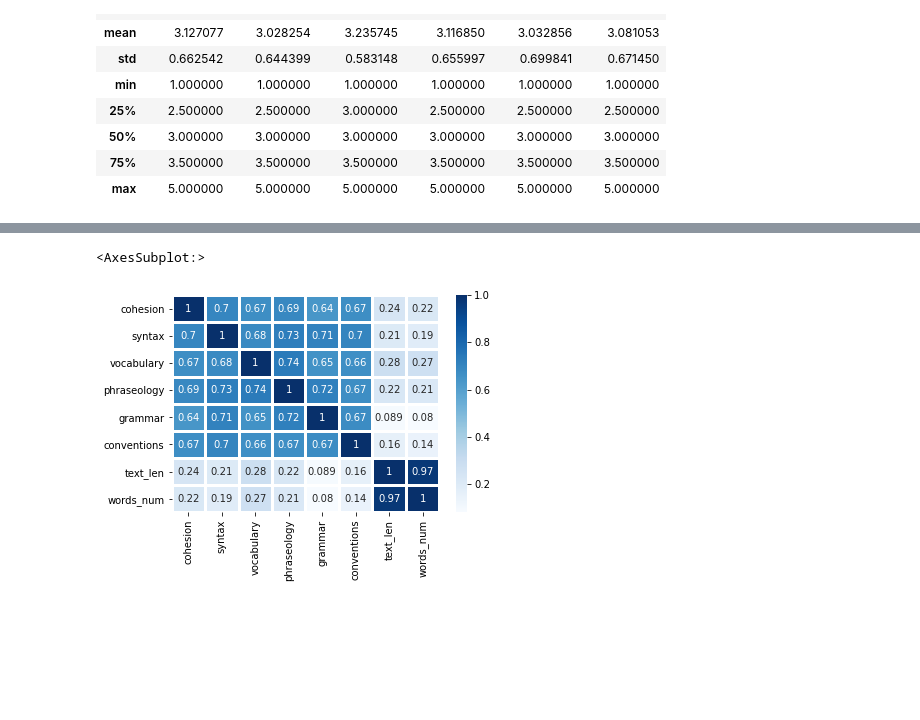
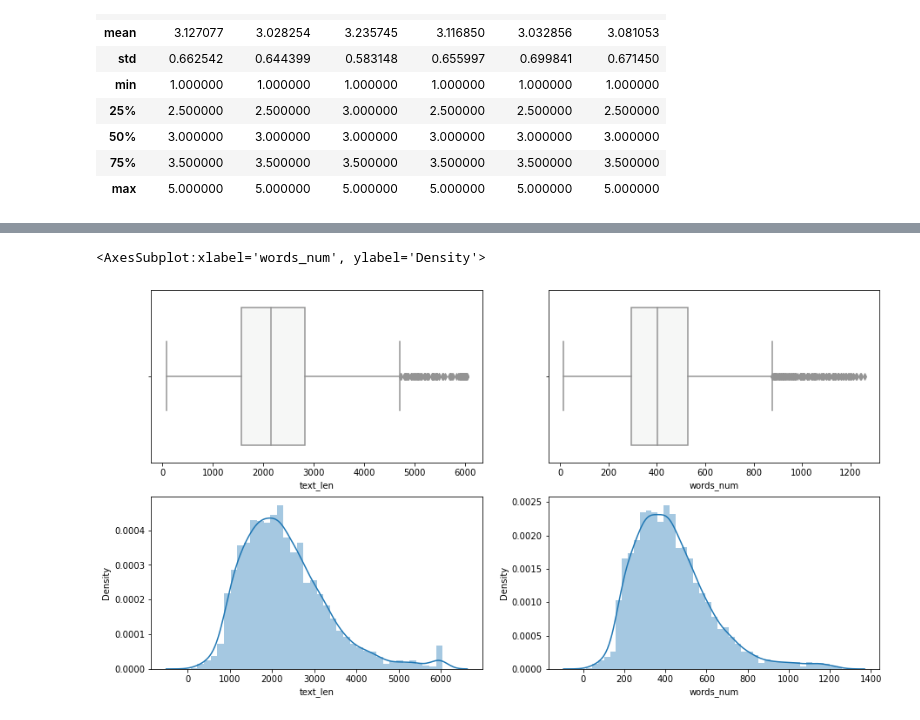
Before and after one commit to anovaYa/DA-Projects, a Jupyter notebook: ELL EDA/ell.ipynb, the cells around one changed output, grey strips where cells are left out. Cells and saved outputs as stored; diff of their text form; code cells hidden in the pictures; blank space fills up the shorter version.

```diff
--- a/ELL EDA/ell.ipynb
+++ b/ELL EDA/ell.ipynb
@@ -17,3 +19,3 @@ warnings.filterwarnings('ignore')
 # %%
-ellData = pd.read_csv('input/train.csv')
+ellTrainData = pd.read_csv('input/train.csv')
 # %%
@@ -62,3 +81,5 @@ ellData.describe()
 | 50% | 3.000000 | 3.000000 | 3.000000 | 3.000000 | 3.000000 | 3.000000 |
 | 75% | 3.500000 | 3.500000 | 3.500000 | 3.500000 | 3.500000 | 3.500000 |
 | max | 5.000000 | 5.000000 | 5.000000 | 5.000000 | 5.000000 | 5.000000 |
+# %%
+ellTrainData['full_text'] = ellTrainData['full_text'].replace(r'[^A-Za-z0-9.,!?\'\"]+', ' ', regex=True)
@@ -67,3 +95,3 @@ ellData.describe()
 # %%
-ellData['text_len'] = ellData['full_text'].apply(lambda x: len(x))
-ellData['words_num'] = ellData['full_text'].apply(lambda x: len(x.split()))
+ellTrainData['text_len'] = ellTrainData['full_text'].apply(lambda x: len(x))
+ellTrainData['words_num'] = ellTrainData['full_text'].apply(lambda x: len(x.split()))
@@ -86,5 +114,10 @@ ellData
 # %%
-sns.heatmap(ellData.corr(), cmap = "Blues", annot=True, linewidth=3)
+# Length of full_text and words num
+fig, ax = plt.subplots(2, 2, figsize=(15, 8))
+sns.boxplot(ellTrainData['text_len'], palette='PRGn', ax = ax[0, 0])
+sns.distplot(ellTrainData['text_len'], ax = ax[1, 0])
+sns.boxplot(ellTrainData['words_num'], palette='PRGn', ax = ax[0, 1])
+sns.distplot(ellTrainData['words_num'], ax = ax[1, 1])
 # %% [output]
-<AxesSubplot:>
+<AxesSubplot:xlabel='words_num', ylabel='Density'>
-[figure, old version]
+[figure, new version]
```
Also changed, not shown: parts of 16 cells of this notebook.
